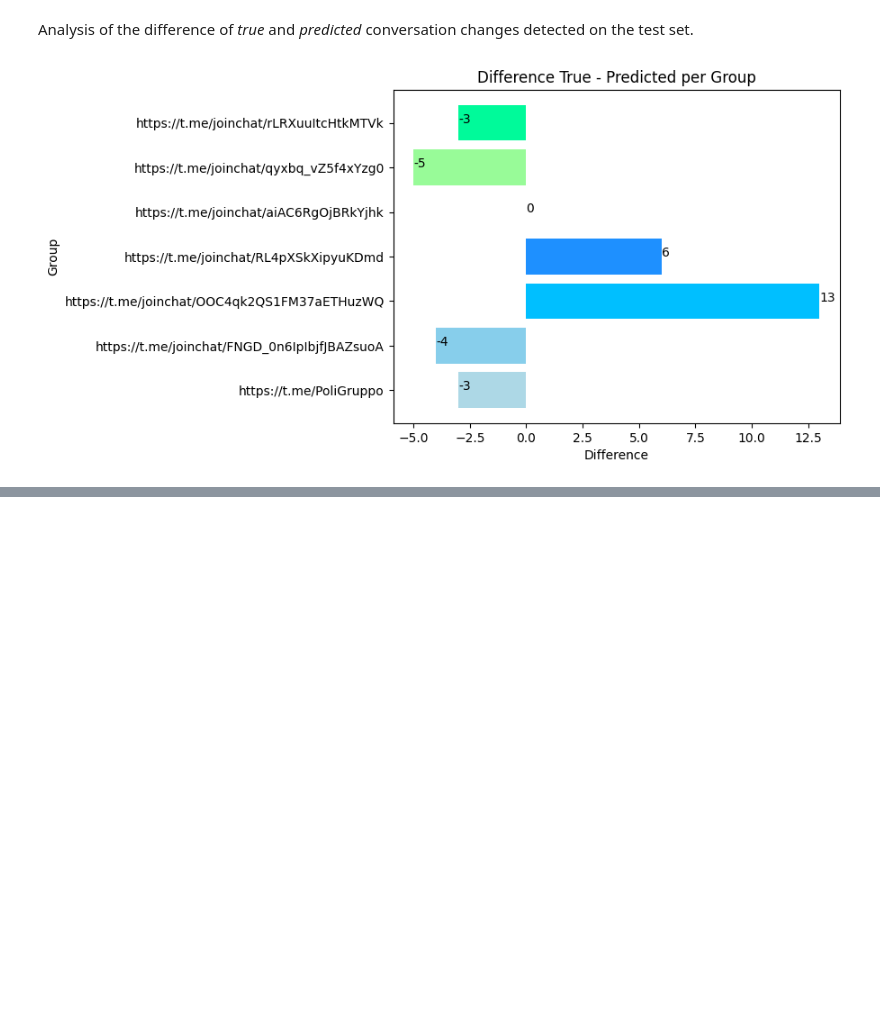
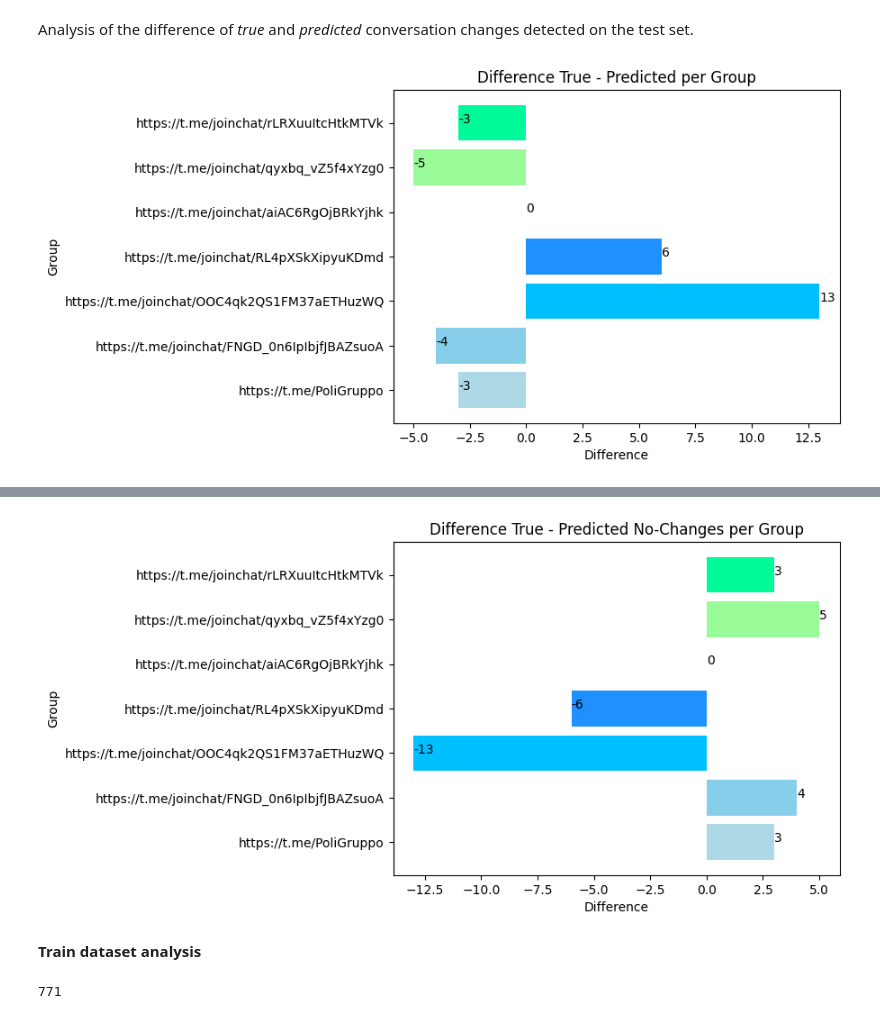
Before and after one commit to amirmosio/telegram-event-detection, a Jupyter notebook: data_analysis/result_analysis.ipynb, the cells around one changed output, grey strips where cells are left out. Saved outputs shown, nothing was run; the diff lists cells and outputs as text; code cells hidden in the pictures; blank space fills up the shorter version.

```diff
--- a/data_analysis/result_analysis.ipynb
+++ b/data_analysis/result_analysis.ipynb
@@ -182,0 +255,16 @@ plt.show()
+# %%
+d = [difference for _,difference in diff_no_change]
+g = [group for group,_ in diff_no_change]
+
+plt.barh(g, d, color = colors)
+
+plt.xlabel('Difference')
+plt.ylabel('Group')
+plt.title('Difference True - Predicted No-Changes per Group')
+for i, value in enumerate(d):
+    plt.text(value, i, str(value))
+plt.show()
+# %% [output]
+[figure, added]
+# %% [markdown]
+**Train dataset analysis**
@@ -182,0 +274,4 @@ plt.show()
+# %%
+print(len(X_train))
+# %% [output]
+771
```
Also changed, not shown: parts of 18 cells of this notebook.
